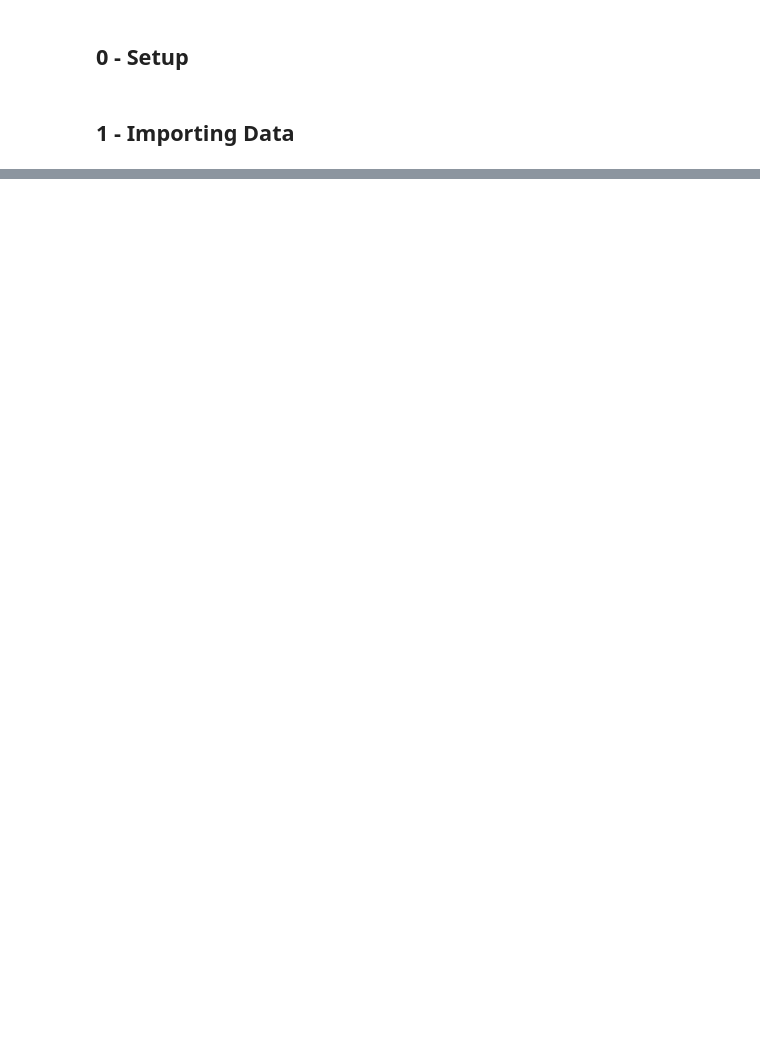
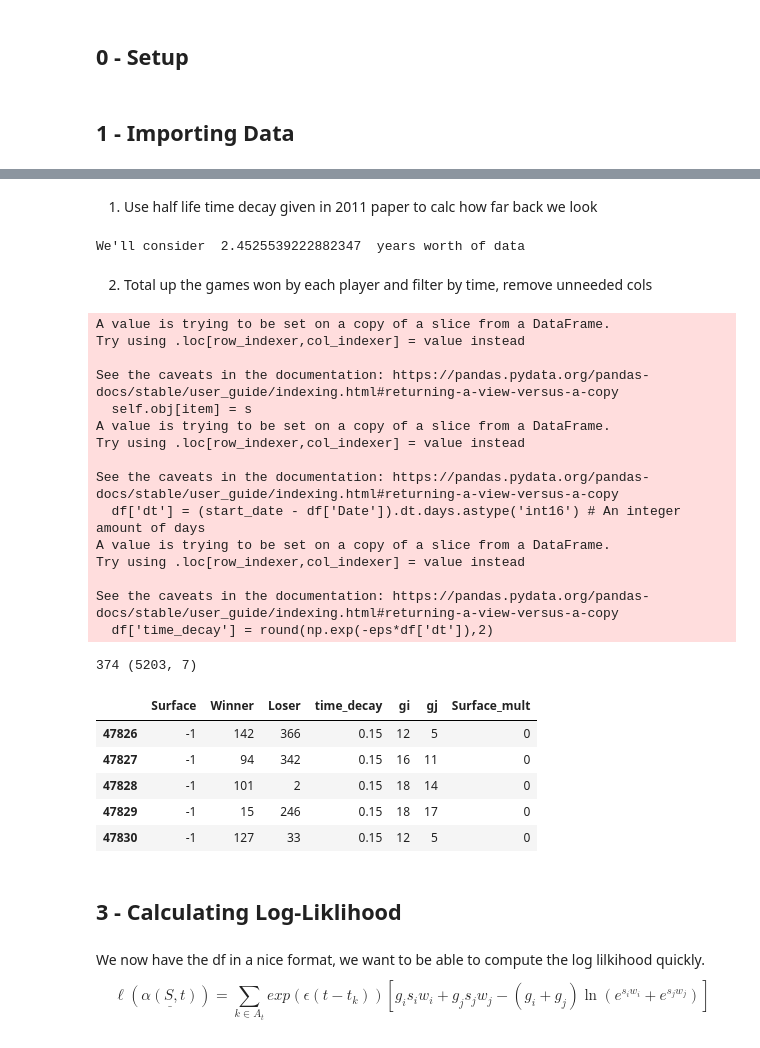
Before and after one commit to jb-c/Tennis_Betting, a Jupyter notebook: 2. Model exploration/Model Exploration.ipynb, the cells around one changed output, grey strips where cells are left out. Cells and saved outputs as stored; diff of their text form; code cells hidden in the pictures; blank space fills up the shorter version.

```diff
--- a/2. Model exploration/Model Exploration.ipynb
+++ b/2. Model exploration/Model Exploration.ipynb
@@ -8,3 +10,7 @@ import numpy as np
 # %%
 mens_df = pd.read_csv('../data/mens.csv',header=0,parse_dates=["Date"])
 womens_df = pd.read_csv('../data/womens.csv',header=0,parse_dates=["Date"])
+
+# Remove walkovers
+mens_df = mens_df[mens_df['Comment']!='Walkover']
+womens_df = womens_df[womens_df['Comment']!='Walkover']
@@ -32,0 +77,15 @@ womens_df.head()
+# %% [markdown]
+1. Use half life time decay given in 2011 paper to calc how far back we look
+# %%
+def setup_params(time_decay_half_life = 240,significance_tol = 0.1,high_winning_prob = 0.7):
+    eps = 1/(2*time_decay_half_life) # time decay epsilon
+    max_time_interval = np.log(np.log(significance_tol)/np.log(high_winning_prob)) / eps # in days, which is how far back we'll consider
+
+    return eps,max_time_interval
+
+eps,max_time_interval = setup_params()
+print("We'll consider ",max_time_interval/365," years worth of data")
+# %% [output]
+We'll consider  2.4525539222882347  years worth of data
+# %% [markdown]
+2. Total up the games won by each player and filter by time, remove unneeded cols
@@ -32,0 +140,33 @@ womens_df.head()
+# %%
+game_day = pd.to_datetime("2020-09-28")
+# %%
+formatted_mens_df,player_dict,n = prepare_frame(mens_df,game_day,eps,max_time_interval,'Clay')
+print(n,formatted_mens_df.shape)
+formatted_mens_df.head()
+# %% [output]
+A value is trying to be set on a copy of a slice from a DataFrame.
+Try using .loc[row_indexer,col_indexer] = value instead
+
+See the caveats in the documentation: https://pandas.pydata.org/pandas-docs/stable/user_guide/indexing.html#returning-a-view-versus-a-copy
+  self.obj[item] = s
+A value is trying to be set on a copy of a slice from a DataFrame.
+Try using .loc[row_indexer,col_indexer] = value instead
+
+See the caveats in the documentation: https://pandas.pydata.org/pandas-docs/stable/user_guide/indexing.html#returning-a-view-versus-a-copy
+  df['dt'] = (start_date - df['Date']).dt.days.astype('int16') # An integer amount of days
+A value is trying to be set on a copy of a slice from a DataFrame.
+Try using .loc[row_indexer,col_indexer] = value instead
+
+See the caveats in the documentation: https://pandas.pydata.org/pandas-docs/stable/user_guide/indexing.html#returning-a-view-versus-a-copy
+  df['time_decay'] = round(np.exp(-eps*df['dt']),2)
+374 (5203, 7)
+|  | Surface | Winner | Loser | time_decay | gi | gj | Surface_mult |
+| 47826 | -1 | 142 | 366 | 0.15 | 12 | 5 | 0 |
+| 47827 | -1 | 94 | 342 | 0.15 | 16 | 11 | 0 |
+| 47828 | -1 | 101 | 2 | 0.15 | 18 | 14 | 0 |
+| 47829 | -1 | 15 | 246 | 0.15 | 18 | 17 | 0 |
+| 47830 | -1 | 127 | 33 | 0.15 | 12 | 5 | 0 |
+# %% [markdown]
+## 3 - Calculating Log-Liklihood
+# %% [markdown]
+We now have the df in a nice format, we want to be able to compute the log lilkihood quickly. $$\ell(\underline{\alpha(S,t)}) = \sum_{k\in A_t}{exp(\epsilon(t-t_k)) \left[     g_is_iw_i+g_js_jw_j - (g_i+g_j) \ln\left(e^{s_iw_i}+e^{s_jw_j}\right)    \right]}$$
```
Also changed, not shown: parts of 30 cells of this notebook, 2 other files.
